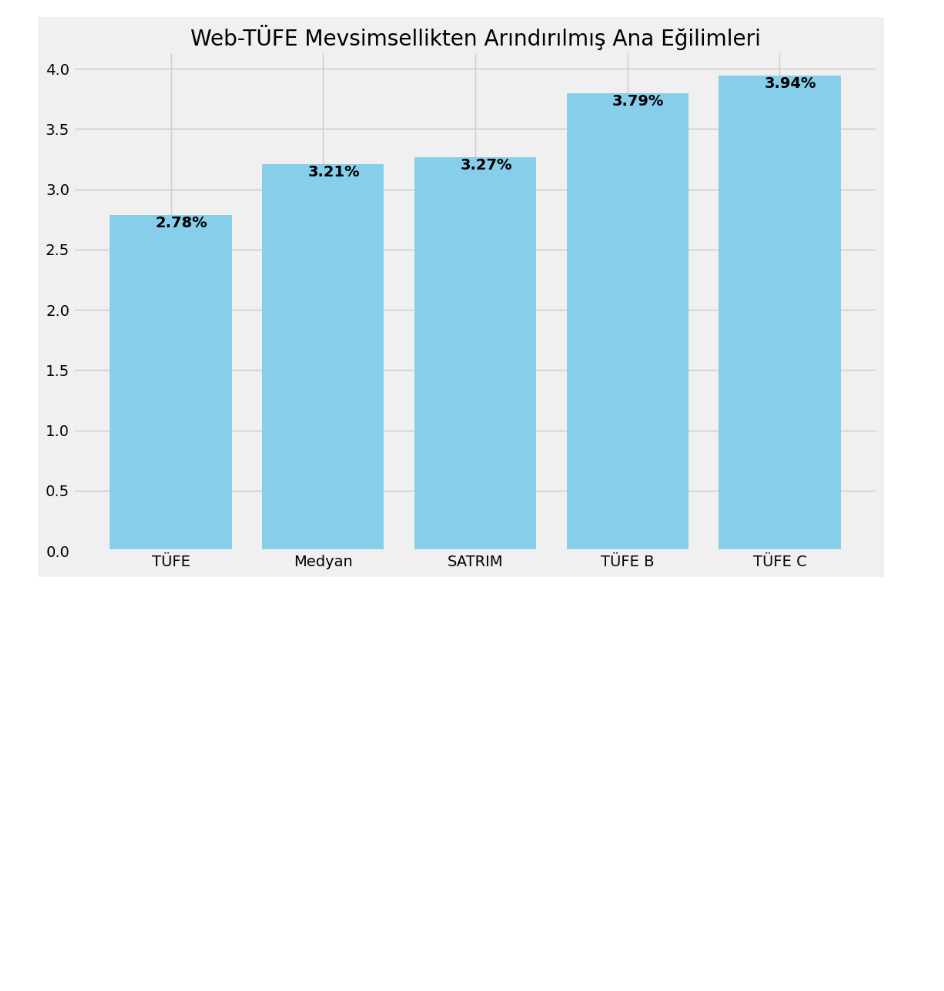
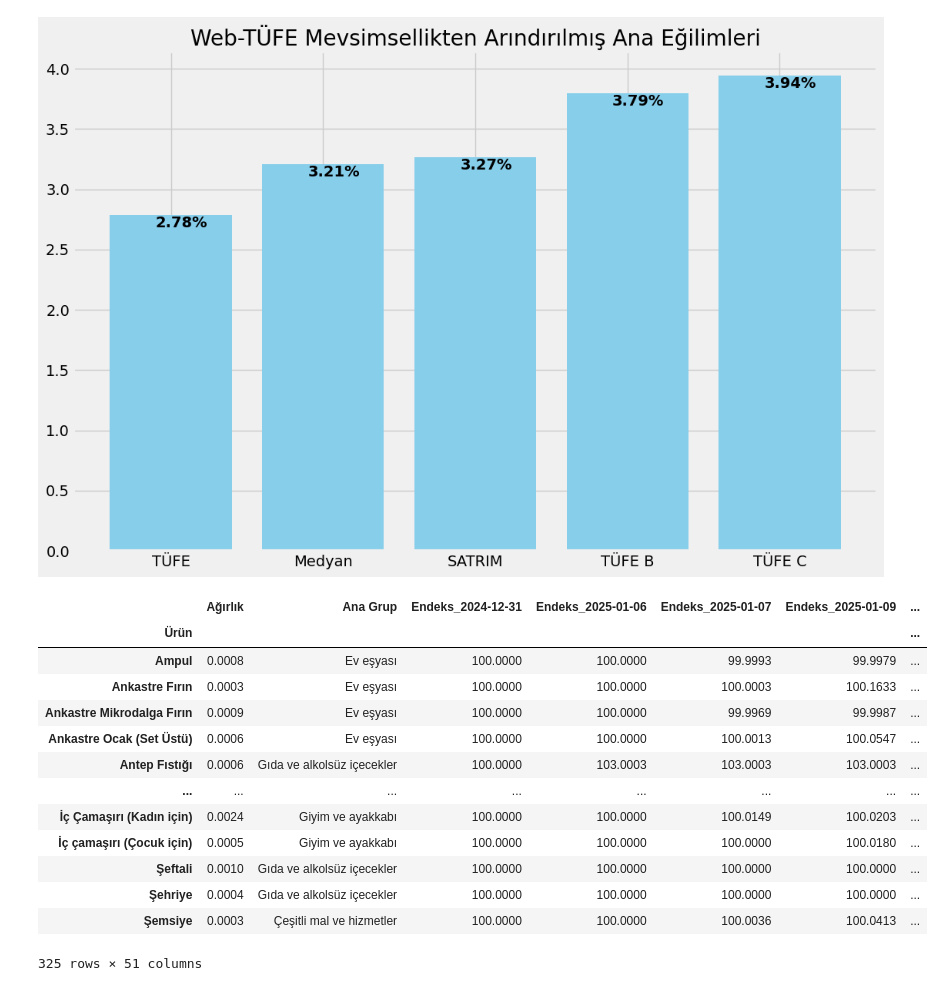
Before and after one commit to kaboya19/web-tufe-streamlit, a Jupyter notebook: bülten.ipynb, the cells around one changed output. Cells and saved outputs as stored; diff of their text form; code cells hidden in the pictures; blank space fills up the shorter version.

```diff
--- a/bülten.ipynb
+++ b/bülten.ipynb
@@ -1310,3 +1310,23 @@ for i, v in enumerate(egilim.sort_values(by=0)[0]):
 plt.savefig("eğilim.png", dpi=300)
 # %% [output]
 [figure]
+# %%
+ağırlıklar=pd.read_csv("ağırlıklartüfe.csv",index_col=0)
+
+
+ağırlıklar
+# %% [output]
+|  | Ağırlık | Ana Grup | Endeks_2024-12-31 | Endeks_2025-01-06 | Endeks_2025-01-07 | Endeks_2025-01-09 | ... |
+| Ürün |  |  |  |  |  |  | ... |
+| Ampul | 0.0008 | Ev eşyası | 100.0000 | 100.0000 | 99.9993 | 99.9979 | ... |
+| Ankastre Fırın | 0.0003 | Ev eşyası | 100.0000 | 100.0000 | 100.0003 | 100.1633 | ... |
+| Ankastre Mikrodalga Fırın | 0.0009 | Ev eşyası | 100.0000 | 100.0000 | 99.9969 | 99.9987 | ... |
+| Ankastre Ocak (Set Üstü) | 0.0006 | Ev eşyası | 100.0000 | 100.0000 | 100.0013 | 100.0547 | ... |
+| Antep Fıstığı | 0.0006 | Gıda ve alkolsüz içecekler | 100.0000 | 103.0003 | 103.0003 | 103.0003 | ... |
+| ... | ... | ... | ... | ... | ... | ... | ... |
+| İç Çamaşırı (Kadın için) | 0.0024 | Giyim ve ayakkabı | 100.0000 | 100.0000 | 100.0149 | 100.0203 | ... |
+| İç çamaşırı (Çocuk için) | 0.0005 | Giyim ve ayakkabı | 100.0000 | 100.0000 | 100.0000 | 100.0180 | ... |
+| Şeftali | 0.0010 | Gıda ve alkolsüz içecekler | 100.0000 | 100.0000 | 100.0000 | 100.0000 | ... |
+| Şehriye | 0.0004 | Gıda ve alkolsüz içecekler | 100.0000 | 100.0000 | 100.0000 | 100.0000 | ... |
+| Şemsiye | 0.0003 | Çeşitli mal ve hizmetler | 100.0000 | 100.0000 | 100.0036 | 100.0413 | ... |
+325 rows × 51 columns
```
Also changed, not shown: 14 other files.
